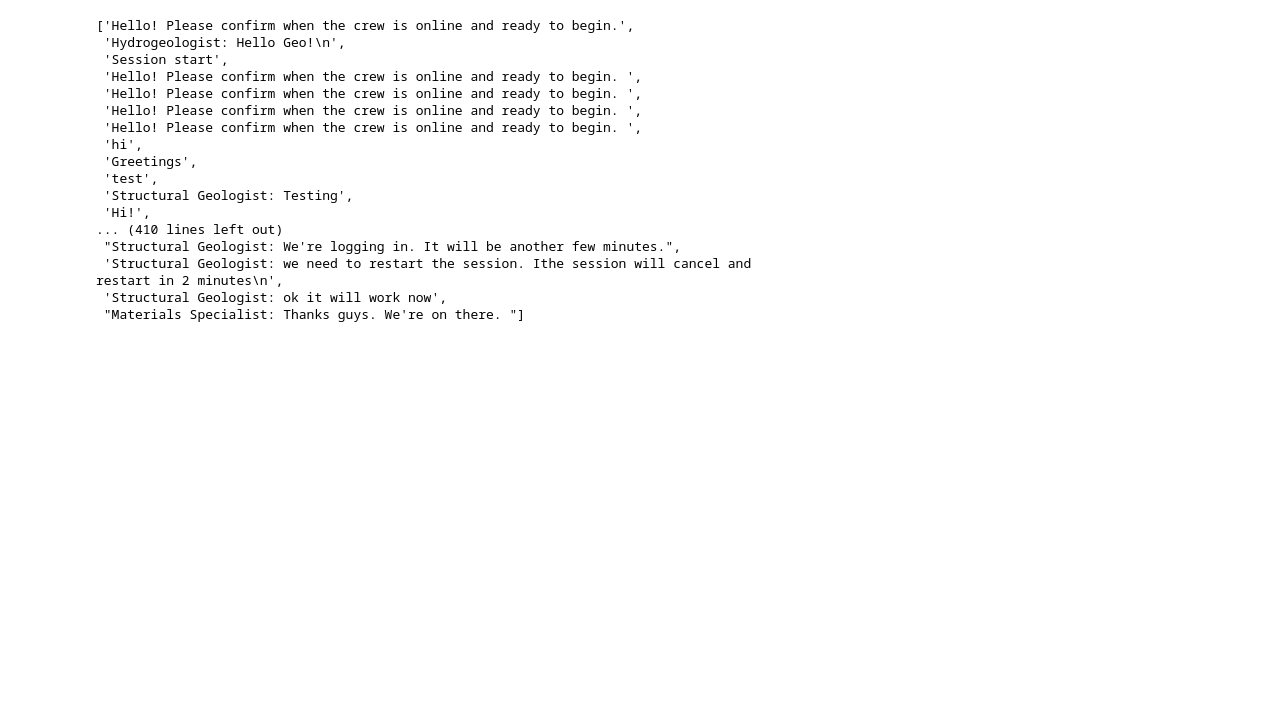
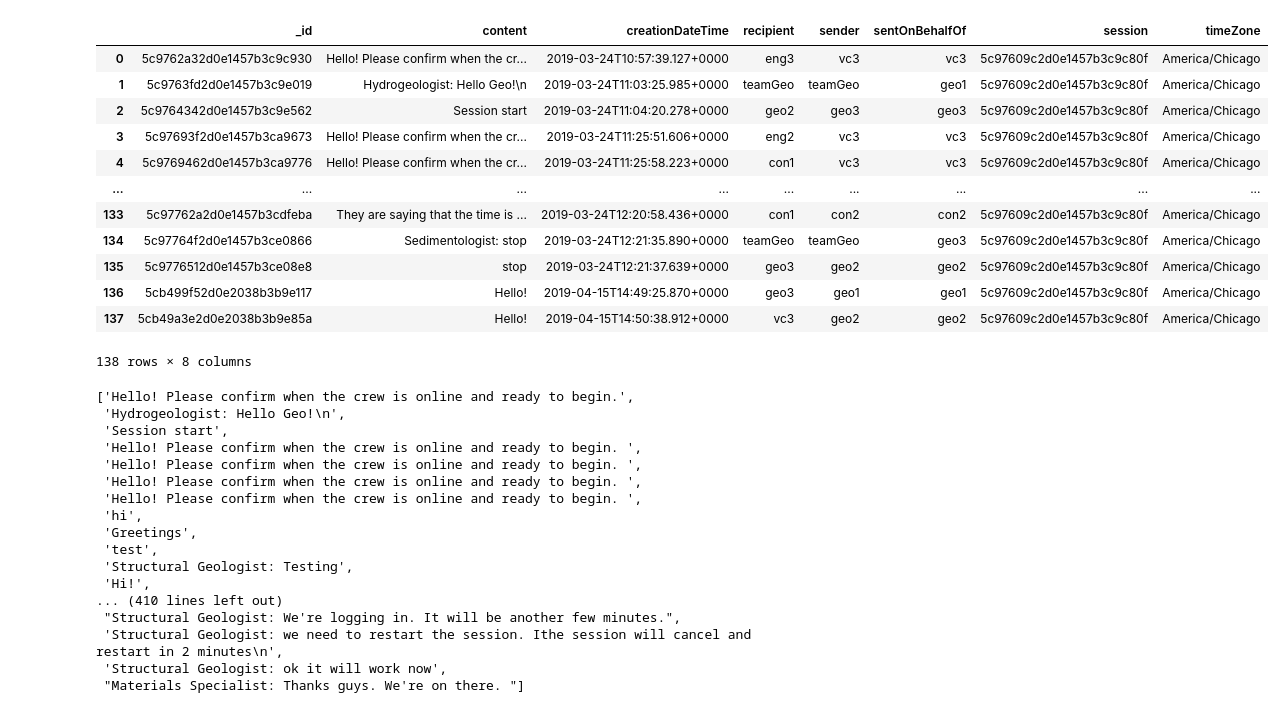
Before and after one commit to megane-chan/RED_dialogue, a Jupyter notebook: classify_nek19.ipynb, the cells around one changed output. Saved outputs shown, nothing was run; the diff lists cells and outputs as text; code cells hidden in the pictures; blank space fills up the shorter version.

```diff
--- a/classify_nek19.ipynb
+++ b/classify_nek19.ipynb
@@ -51,3 +65,21 @@ nek19_chat = Dataset.from_pandas(nek19_df)
+# %%
+f_out = "/home/mms9355/RED_dialogue/data/Project_RED/Cost of Conflict/chat log data/NEK19_1.txt.mod"
+s_df = pd.read_json(f_out)
+s_df
+# %% [output]
+|  | _id | content | creationDateTime | recipient | sender | sentOnBehalfOf | session | timeZone |
+| 0 | 5c9762a32d0e1457b3c9c930 | Hello! Please confirm when the cr... | 2019-03-24T10:57:39.127+0000 | eng3 | vc3 | vc3 | 5c97609c2d0e1457b3c9c80f | America/Chicago |
+| 1 | 5c9763fd2d0e1457b3c9e019 | Hydrogeologist: Hello Geo!\n | 2019-03-24T11:03:25.985+0000 | teamGeo | teamGeo | geo1 | 5c97609c2d0e1457b3c9c80f | America/Chicago |
+| 2 | 5c9764342d0e1457b3c9e562 | Session start | 2019-03-24T11:04:20.278+0000 | geo2 | geo3 | geo3 | 5c97609c2d0e1457b3c9c80f | America/Chicago |
+| 3 | 5c97693f2d0e1457b3ca9673 | Hello! Please confirm when the cr... | 2019-03-24T11:25:51.606+0000 | eng2 | vc3 | vc3 | 5c97609c2d0e1457b3c9c80f | America/Chicago |
+| 4 | 5c9769462d0e1457b3ca9776 | Hello! Please confirm when the cr... | 2019-03-24T11:25:58.223+0000 | con1 | vc3 | vc3 | 5c97609c2d0e1457b3c9c80f | America/Chicago |
+| ... | ... | ... | ... | ... | ... | ... | ... | ... |
+| 133 | 5c97762a2d0e1457b3cdfeba | They are saying that the time is ... | 2019-03-24T12:20:58.436+0000 | con1 | con2 | con2 | 5c97609c2d0e1457b3c9c80f | America/Chicago |
+| 134 | 5c97764f2d0e1457b3ce0866 | Sedimentologist: stop | 2019-03-24T12:21:35.890+0000 | teamGeo | teamGeo | geo3 | 5c97609c2d0e1457b3c9c80f | America/Chicago |
+| 135 | 5c9776512d0e1457b3ce08e8 | stop | 2019-03-24T12:21:37.639+0000 | geo3 | geo2 | geo2 | 5c97609c2d0e1457b3c9c80f | America/Chicago |
+| 136 | 5cb499f52d0e2038b3b9e117 | Hello! | 2019-04-15T14:49:25.870+0000 | geo3 | geo1 | geo1 | 5c97609c2d0e1457b3c9c80f | America/Chicago |
+| 137 | 5cb49a3e2d0e2038b3b9e85a | Hello! | 2019-04-15T14:50:38.912+0000 | vc3 | geo2 | geo2 | 5c97609c2d0e1457b3c9c80f | America/Chicago |
+138 rows × 8 columns
 # %%
 nek19_chat['content']
 # %% [output]
```
Also changed, not shown: parts of 19 cells of this notebook, 8 other files.
